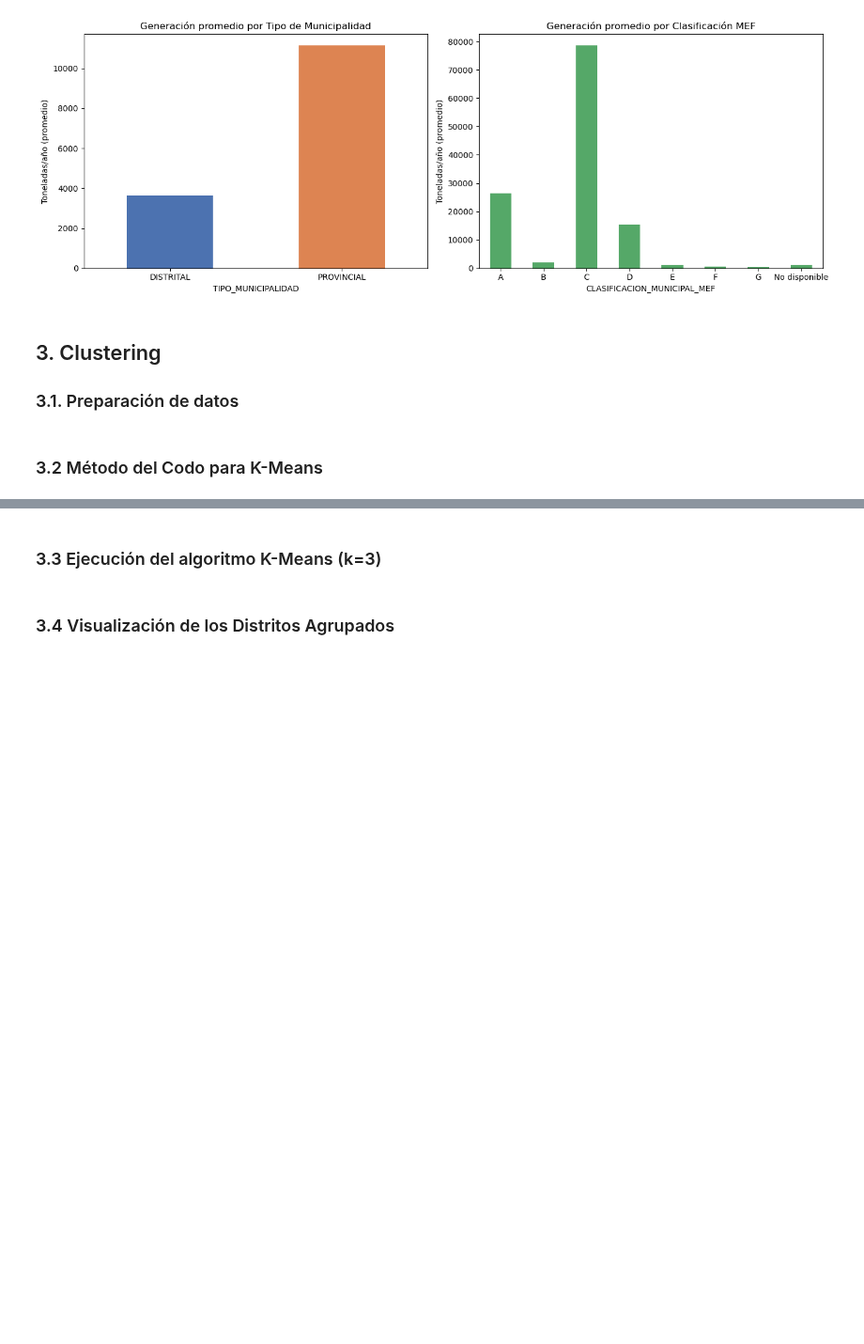
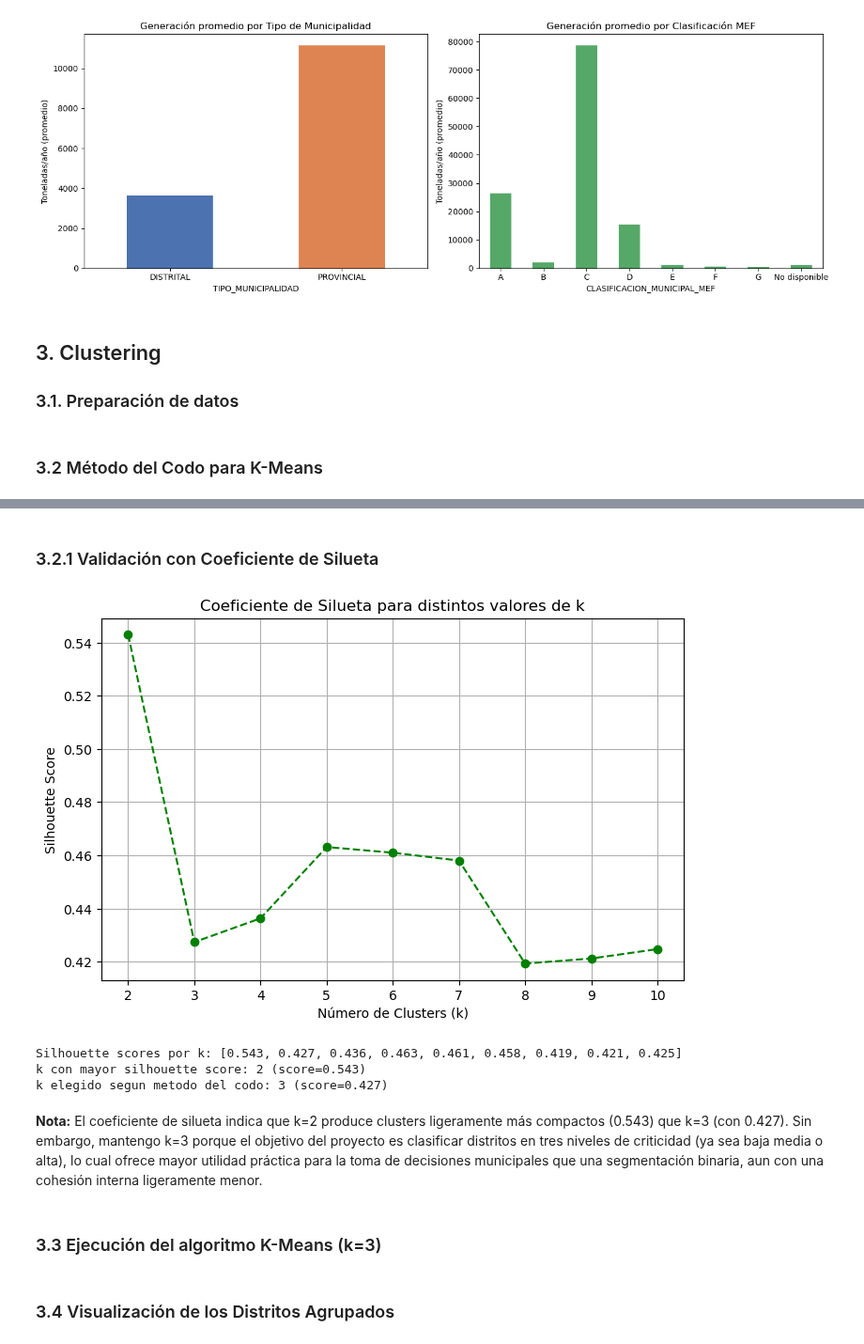
Before and after one commit to daJackLy/agente_residuos, a Jupyter notebook: agente_residuos.ipynb, the cells around one changed output, grey strips where cells are left out. Shown at 94% size. Cells and saved outputs as stored; diff of their text form; code cells hidden in the pictures; blank space fills up the shorter version.

```diff
--- a/agente_residuos.ipynb
+++ b/agente_residuos.ipynb
@@ -297,3 +297,38 @@ plt.show()
+# %% [markdown]
+### 3.2.1 Validación con Coeficiente de Silueta
+# %%
+silhouette_scores = []
+rango_k_sil = range(2, 11)
+for k in rango_k_sil:
+    kmeans_temp = KMeans(n_clusters=k, random_state=42, n_init=10)
+    labels_temp = kmeans_temp.fit_predict(X_cluster)
+    score = silhouette_score(X_cluster, labels_temp)
+    silhouette_scores.append(score)
+
+plt.figure(figsize=(8, 5))
+plt.plot(list(rango_k_sil), silhouette_scores, marker='o', linestyle='--', color='green')
+plt.title('Coeficiente de Silueta para distintos valores de k')
+plt.xlabel('Número de Clusters (k)')
+plt.ylabel('Silhouette Score')
+plt.grid(True)
+plt.show()
+
+mejor_k = list(rango_k_sil)[silhouette_scores.index(max(silhouette_scores))]
+print(f"Silhouette scores por k: {[round(s,3) for s in silhouette_scores]}")
+print(f"k con mayor silhouette score: {mejor_k} (score={max(silhouette_scores):.3f})")
+print(f"k elegido segun metodo del codo: 3 (score={silhouette_scores[list(rango_k_sil).index(3)]:.3f})")
+# %% [output]
+[figure, added]
+Silhouette scores por k: [0.543, 0.427, 0.436, 0.463, 0.461, 0.458, 0.419, 0.421, 0.425]
+k con mayor silhouette score: 2 (score=0.543)
+k elegido segun metodo del codo: 3 (score=0.427)
+# %% [markdown]
+**Nota:** El coeficiente de silueta indica que k=2 produce clusters ligeramente
+más compactos (0.543) que k=3 (con 0.427). Sin embargo, mantengo k=3 porque
+el objetivo del proyecto es clasificar distritos en tres niveles de criticidad
+(ya sea baja media o alta), lo cual ofrece mayor utilidad práctica para la toma de
+decisiones municipales que una segmentación binaria, aun con una cohesión
+interna ligeramente menor.
 # %% [markdown]
 ### 3.3 Ejecución del algoritmo K-Means (k=3)
 # %%
```
Also changed, not shown: parts of 22 cells of this notebook.
